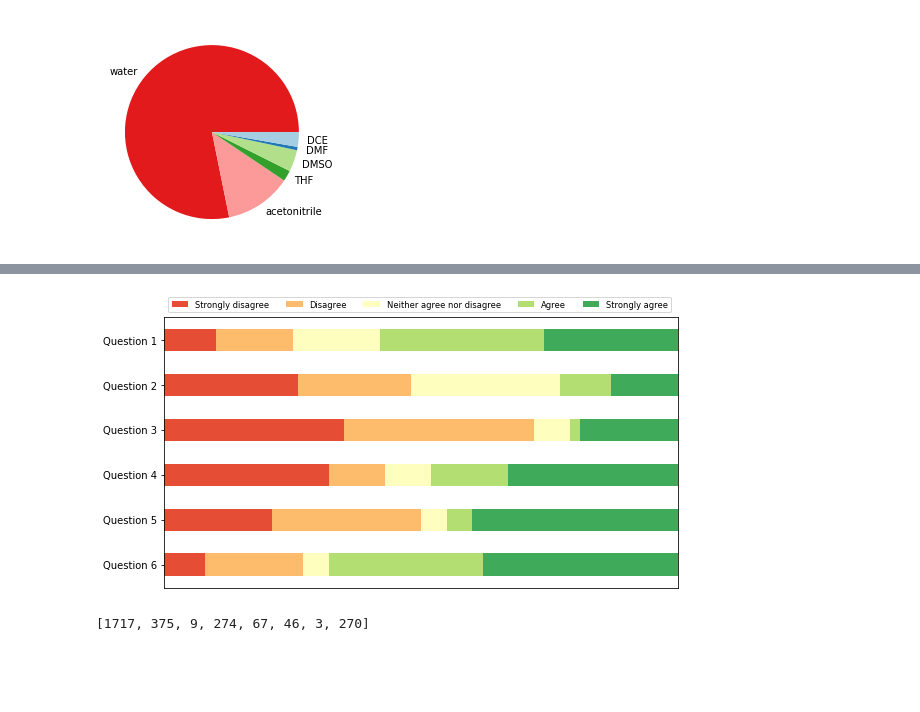
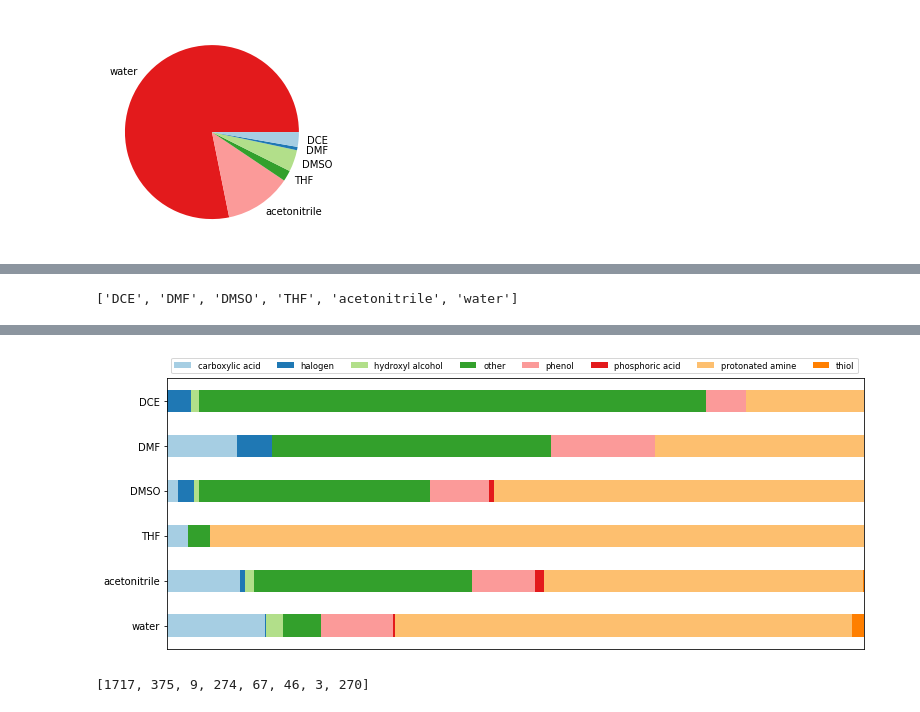
Before and after one commit to saratanov/git_honours, a Jupyter notebook: THESIS/database_analysis.ipynb, the cells around one changed output, grey strips where cells are left out. Drawn from its saved outputs; the diff is of its cells as text; code cells hidden in the pictures; blank space fills up the shorter version.

Commit message:
results update

```diff
--- a/THESIS/database_analysis.ipynb
+++ b/THESIS/database_analysis.ipynb
@@ -415,4 +503,18 @@ halogen matches:  3
+# %%
+d = data.groupby(["Solvent name", "Acid type"])["Acid type"].count()
+d = d.to_frame()
+d.to_csv('acid_types.csv')
+acid_table = pd.pivot_table(pd.read_csv('acid_types.csv'), values="Acid type.1", index="Solvent name", columns="Acid type")
+# %%
+acid_table = acid_table.fillna(0)
+acid_table.to_csv('acid_table.csv')
+acid_table.index.to_list()
+# %% [output]
+['DCE', 'DMF', 'DMSO', 'THF', 'acetonitrile', 'water']
 # %%
+colours = ['#a6cee3','#1f78b4','#b2df8a','#33a02c','#fb9a99','#e31a1c',
+           '#fdbf6f','#ff7f00','#cab2d6','#6a3d9a','#FAE318','#b15928']
+
 category_names = ['Strongly disagree', 'Disagree',
                   'Neither agree nor disagree', 'Agree', 'Strongly agree']
 results = {
@@ -424,44 +526,33 @@ results = {
     'Question 6': [8, 19, 5, 30, 38]
 }
 
+classes = acid_table.columns.to_list()
+solvs = acid_table.index.to_list()
+acid_data = acid_table.to_numpy()
+data_cum = acid_data.cumsum(axis=1)
 
-def survey(results, category_names):
-    """
-    Parameters
-    ----------
-    results : dict
-        A mapping from question labels to a list of answers per category.
-        It is assumed all lists contain the same number of entries and that
-        it matches the length of *category_names*.
-    category_names : list of str
-        The category labels.
-    """
-    labels = list(results.keys())
-    data = np.array(list(results.values()))
-    data_cum = data.cumsum(axis=1)
-    category_colors = plt.get_cmap('RdYlGn')(
-        np.linspace(0.15, 0.85, data.shape[1]))
+row_max = data_cum[:,-1]
+data_cum = data_cum * 100 / row_max[:, np.newaxis]
+acid_data = acid_data * 100 / row_max[:, np.newaxis]
+print(data_cum)
+category_colors = colours[:8]
 
-    fig, ax = plt.subplots(figsize=(9.2, 5))
-    ax.invert_yaxis()
-    ax.xaxis.set_visible(False)
-    ax.set_xlim(0, np.sum(data, axis=1).max())
+fig, ax = plt.subplots(figsize=(12.5, 5))
+ax.invert_yaxis()
+ax.xaxis.set_visible(False)
+ax.set_xlim(0, 100)
 
-    for i, (colname, color) in enumerate(zip(category_names, category_colors)):
-        widths = data[:, i]
-        starts = data_cum[:, i] - widths
-        rects = ax.barh(labels, widths, left=starts, height=0.5,
-                        label=colname, color=color)
+for i, (colname, color) in enumerate(zip(classes, category_colors)):
+    widths = acid_data[:, i]
+    starts = data_cum[:, i] - widths
+    rects = ax.barh(solvs, widths, left=starts, height=0.5,
+                    label=colname, color=color)
 
-        r, g, b, _ = color
-        text_color = 'white' if r * g * b < 0.5 else 'darkgrey'
- #       ax.bar_label(rects, label_type='center', color=text_color)
-    ax.legend(ncol=len(category_names), bbox_to_anchor=(0, 1),
-              loc='lower left', fontsize='small')
+    text_color = 'white'
+ #   ax.bar_label(rects, label_type='center', color=text_color)
+ax.legend(ncol=len(classes), bbox_to_anchor=(0, 1),
+          loc='lower left', fontsize='small')
 
-    return fig, ax
-
-
-survey(results, category_names)
+plt.savefig('solv_acids.png')
 plt.show()
 # %% [output]
@@ -468,4 +571,4 @@ plt.show()
-[figure, old version]
+[figure, new version]
 # %%
 print(counts)
 
```
Also changed, not shown: parts of 8 cells of this notebook, 9 other files.
